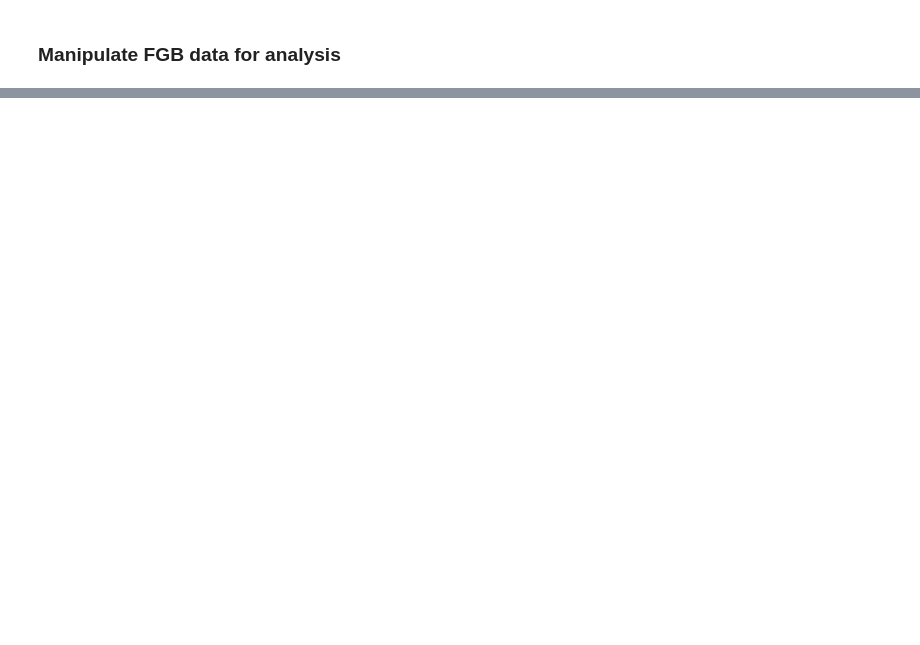
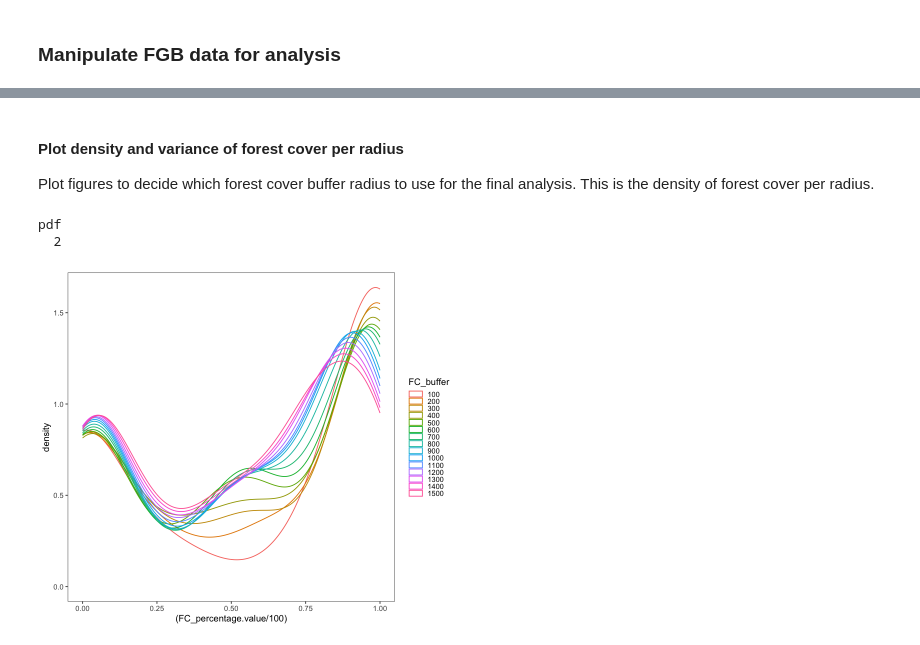
Before and after one commit to FCBT/FA-FGB, a Jupyter notebook: 2.notebook/FGB_analysis.ipynb, the cells around one changed output, grey strips where cells are left out. Drawn from its saved outputs; the diff is of its cells as text; code cells hidden in the pictures; blank space fills up the shorter version.

```diff
--- a/2.notebook/FGB_analysis.ipynb
+++ b/2.notebook/FGB_analysis.ipynb
@@ -439,0 +238,8 @@ pairs(bay_mod_fgb)
+# %%
+FGB_FC_data <- FGB_FC_data %>%
+    mutate(FC_proportion = FC_percentage.value/100, #add columns
+        log_dist = log(dist_km)) %>%  #add columns
+    filter(!is.na(FC_buffer))
+
+FGB_FC_data %>%
+        write_csv("../2.data_model/FGB_FC_final.csv")
@@ -439,0 +327,22 @@ pairs(bay_mod_fgb)
+# %% [markdown]
+#### Plot density and variance of forest cover per radius
+
+Plot figures to decide which forest cover buffer radius to use for the final analysis.
+This is the density of forest cover per radius.
+# %%
+options(repr.plot.width=7, repr.plot.height=6)
+
+density_FC <- FGB_FC_data %>%
+        mutate(FC_buffer = as.factor(FC_buffer)) %>%
+           ggplot(aes(x=(FC_percentage.value/100), color=FC_buffer))+
+            geom_density() +
+            theme_article()
+
+density_FC
+png(file="../2.results/plots/SI/FGB_FC_by_radius_density.png", width=7, height = 10, units="in", res = 1200)
+plot(density_FC)
+dev.off()
+# %% [output]
+pdf
+  2
+[figure, added]
```
Also changed, not shown: parts of 75 cells of this notebook, 4 other files.
